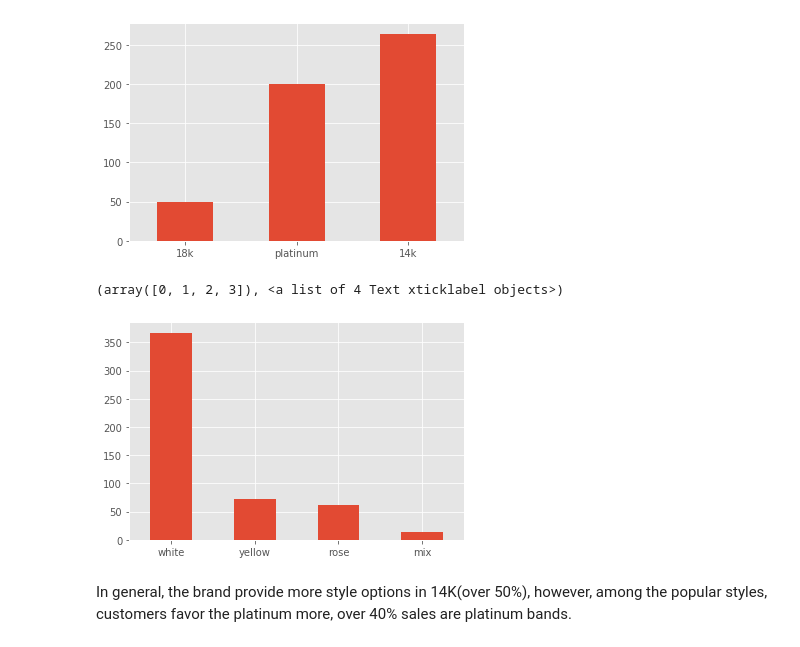
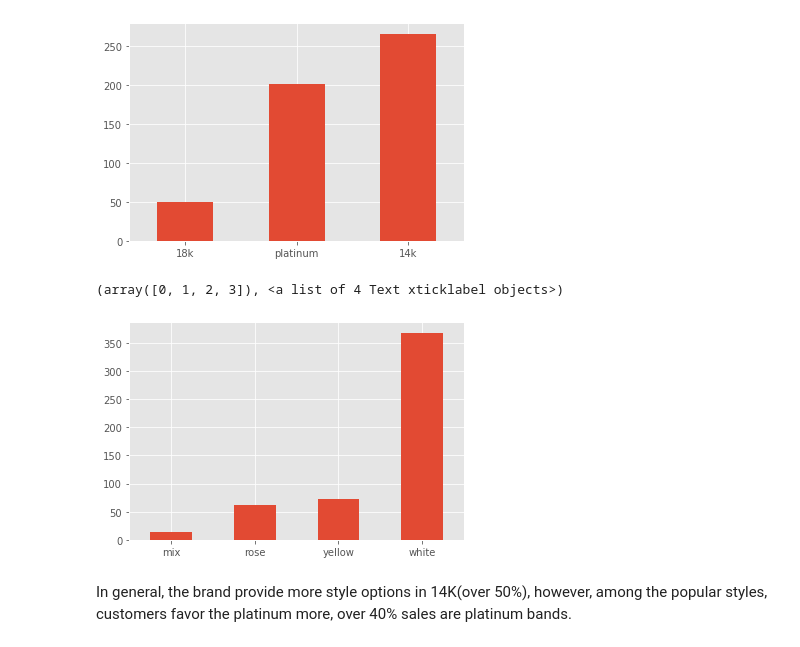
Before and after one commit to chuntao20/python_webscrap_project, a Jupyter notebook: BlueNile_data_analysis.ipynb, the cells around one changed output. Drawn from its saved outputs; the diff is of its cells as text; code cells hidden in the pictures.

```diff
--- a/BlueNile_data_analysis.ipynb
+++ b/BlueNile_data_analysis.ipynb
@@ -162,7 +162,7 @@ popular_styles = ['Classic Six-Prong Solitaire Engagement Ring',
                   'Petite Cathedral Solitaire Engagement Ring',
                   'Petite Diamond Engagement Ring',
                   'Petite Pavé Diamond Engagement Ring']
-data.loc[data['product_name'].isin(popular_styles),'popular'] = True
-data.loc[~data['product_name'].isin(popular_styles),'popular'] = False
+data.loc[data['product_name'].isin(popular_styles),'popular'] = 'popular'
+data.loc[~data['product_name'].isin(popular_styles),'popular'] = 'non-popular'
 data['popular'].value_counts()
 # %% [output]
@@ -262,5 +262,5 @@ data['metal'].value_counts().sort_values().plot(kind='barh')
 # %%
-styles = data[['product_name','gold','color','side_stone_weight','price']]
+styles = data[['product_name','gold','color','side_stone_weight','price','avg_rating']]
 unique_styles = styles[~styles.duplicated()]
 unique_styles
 # %% [output]
@@ -288,11 +288,11 @@ plt.xticks(rotation=0)
 (array([0, 1, 2]), <a list of 3 Text xticklabel objects>)
 [figure]
 # %%
-unique_styles['color'].value_counts().plot(kind='bar')
+unique_styles['color'].value_counts().sort_values().plot(kind='bar')
 plt.xticks(rotation=0)
 # %% [output]
 (array([0, 1, 2, 3]), <a list of 4 Text xticklabel objects>)
-[figure, old version]
+[figure, new version]
 # %% [markdown]
 In general, the brand provide more style options in 14K(over 50%), however, among the popular styles, customers favor the platinum more, over 40% sales are platinum bands.
 # %%
```
Also changed, not shown: parts of 46 cells of this notebook.
